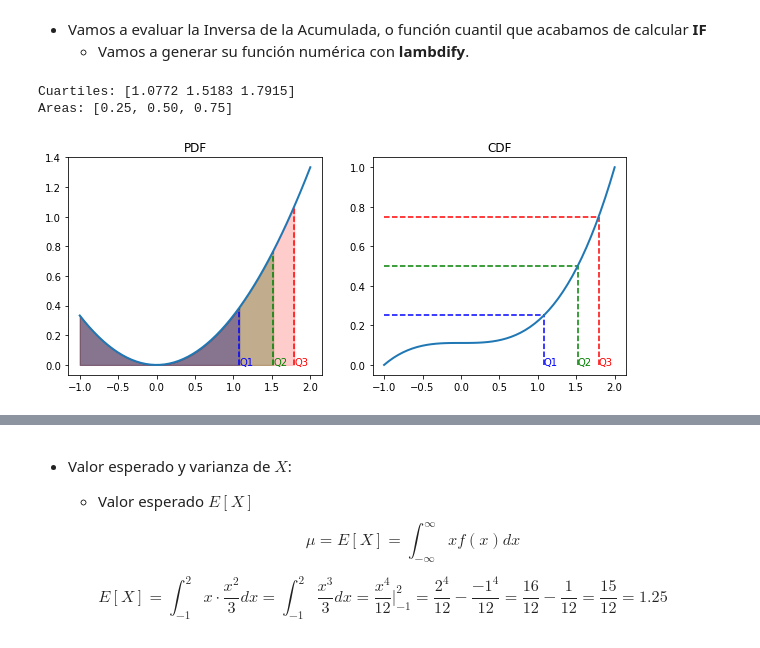
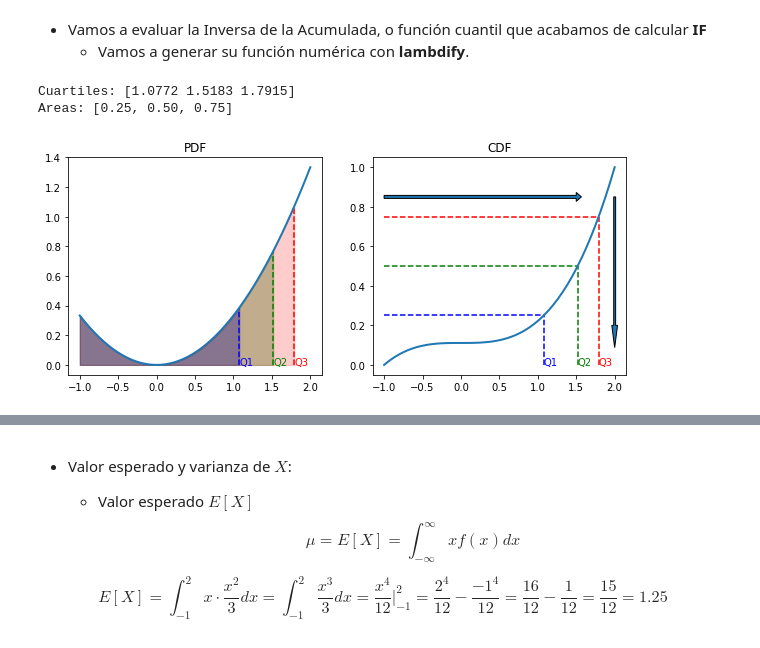
Before and after one commit to marsgr6/EN-online, a Jupyter notebook: continuous_distributions.ipynb, the cells around one changed output, grey strips where cells are left out. Cells and saved outputs as stored; diff of their text form; code cells hidden in the pictures.

```diff
--- a/continuous_distributions.ipynb
+++ b/continuous_distributions.ipynb
@@ -300,32 +300,35 @@ $\displaystyle \sqrt[3]{9 p - 1}$
 - Vamos a evaluar la Inversa de la Acumulada, o función cuantil que acabamos de calcular **IF**
   - Vamos a generar su función numérica con **lambdify**.
 # %%
-IF_num = sy.lambdify(p, IF)
-prob = np.array([0.25, 0.5, 0.75])
-Q = IF_num(prob)  # Cuartiles
+IF_num = sy.lambdify(p, IF)  # Inversa de la acumulada, función cuantil
+prob = np.array([0.25, 0.5, 0.75])  # probabilidades que vamos a pasar a la función cuantil
+Q = IF_num(prob)  # Cuartiles, obtenidos usando la función cuantil
 
 colors = ["blue", "green", "red"]
 
-plt.figure(figsize=(10,4))
-plt.subplot(1,2,1)
+plt.figure(figsize=(10,4))  # tamaño de figura
+plt.subplot(1,2,1)  # Panel 1
 plt.plot(x_num, fx_num(x_num), linewidth='2', label="CDF")  # Graficamos la PDF, fx_num
-plt.vlines(Q, [0]*3, fx_num(Q), linestyles="dashed", colors=colors)
+plt.vlines(Q, [0]*3, fx_num(Q), linestyles="dashed", colors=colors)  # líneas verticales
+# Iteramos 3 veces, número de cuartiles a evaluar
 for i in range(3):
-    xq = np.linspace(-1, Q[i])
-    plt.fill_between(xq, fx_num(xq), alpha=0.5-0.1*(i+1), color=colors[i])
-q_text = [plt.text(Q[i], 0, "Q"+str(i+1), color=colors[i]) for i in range(3)]
+    xq = np.linspace(-1, Q[i])  # desde el límite inferior hasta el cuartil
+    plt.fill_between(xq, fx_num(xq), alpha=0.5-0.1*(i+1), color=colors[i])  # relleno
+q_text = [plt.text(Q[i], 0, "Q"+str(i+1), color=colors[i]) for i in range(3)]  # agregamos textos
 plt.title("PDF")
 
-plt.subplot(1,2,2)
+plt.subplot(1,2,2)  # Panel 2
 plt.plot(x_num, Fx_num(x_num), linewidth='2', label="CDF")  # Graficamos la CDF, Fx_num
-plt.hlines(prob, [-1]*3, Q, linestyles="dashed", colors=colors)
-plt.vlines(Q, [0]*3, prob, linestyles="dashed", colors=colors)
+plt.hlines(prob, [-1]*3, Q, linestyles="dashed", colors=colors)  # líneas horizontales
+plt.arrow(-1, prob[2]+0.1, 2.5, 0, width = 0.015)  # flecha derecha
+plt.vlines(Q, [0]*3, prob, linestyles="dashed", colors=colors)  # líneas verticales
+plt.arrow(2, prob[2]+0.1, 0, -0.65, width = 0.025)  # flecha abajo
 q_text = [plt.text(Q[i], 0, "Q"+str(i+1), color=colors[i]) for i in range(3)]
 plt.title("CDF")
 
 print("Cuartiles:", np.round(Q,4))
 print("Areas:", [sy.integrate(fx, (x, -1, Qi)).evalf().round(2) for Qi in Q])
 # %% [output]
 Cuartiles: [1.0772 1.5183 1.7915]
 Areas: [0.25, 0.50, 0.75]
-[figure, old version]
+[figure, new version]
```
Also changed, not shown: parts of 26 cells of this notebook, 3 other files.
